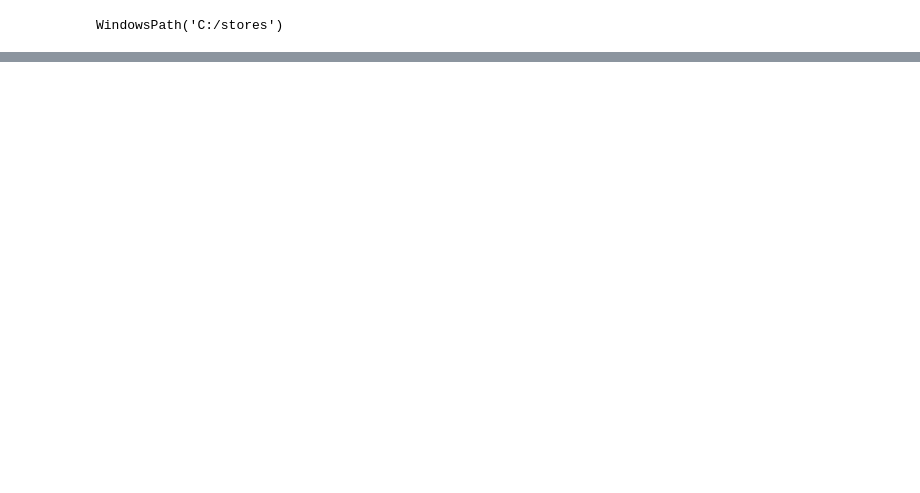
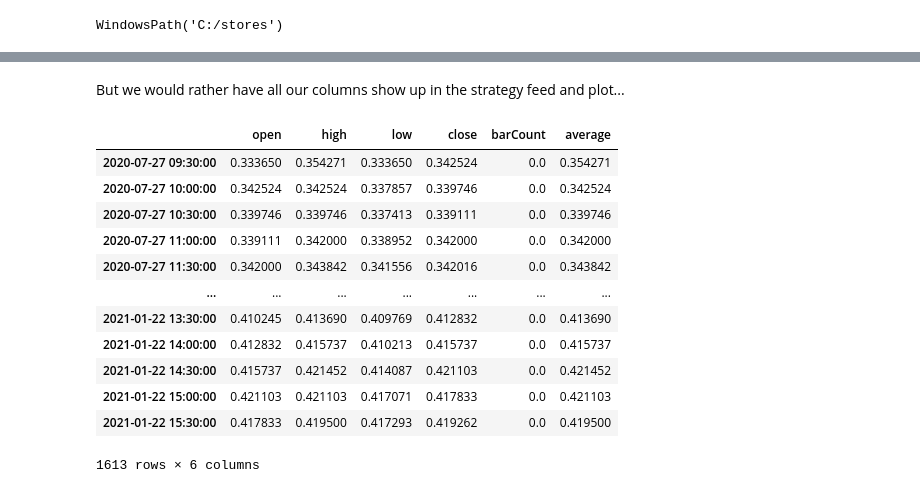
Before and after one commit to ktarrant/backtrader-ib-api, a Jupyter notebook: notebooks/Price History.ipynb, the cells around one changed output, grey strips where cells are left out. Cells and saved outputs as stored; diff of their text form; code cells hidden in the pictures; blank space fills up the shorter version.

```diff
--- a/notebooks/Price History.ipynb
+++ b/notebooks/Price History.ipynb
@@ -27,0 +52,20 @@ Dask Name: read-parquet, 1 tasks
+# %% [markdown]
+But we would rather have all our columns show up in the strategy feed and plot...
+# %%
+iv = collection_iv.item(ticker)
+iv_df = iv.to_pandas()
+iv_df
+# %% [output]
+|  | open | high | low | close | barCount | average |
+| 2020-07-27 09:30:00 | 0.333650 | 0.354271 | 0.333650 | 0.342524 | 0.0 | 0.354271 |
+| 2020-07-27 10:00:00 | 0.342524 | 0.342524 | 0.337857 | 0.339746 | 0.0 | 0.342524 |
+| 2020-07-27 10:30:00 | 0.339746 | 0.339746 | 0.337413 | 0.339111 | 0.0 | 0.339746 |
+| 2020-07-27 11:00:00 | 0.339111 | 0.342000 | 0.338952 | 0.342000 | 0.0 | 0.342000 |
+| 2020-07-27 11:30:00 | 0.342000 | 0.343842 | 0.341556 | 0.342016 | 0.0 | 0.343842 |
+| ... | ... | ... | ... | ... | ... | ... |
+| 2021-01-22 13:30:00 | 0.410245 | 0.413690 | 0.409769 | 0.412832 | 0.0 | 0.413690 |
+| 2021-01-22 14:00:00 | 0.412832 | 0.415737 | 0.410213 | 0.415737 | 0.0 | 0.415737 |
+| 2021-01-22 14:30:00 | 0.415737 | 0.421452 | 0.414087 | 0.421103 | 0.0 | 0.421452 |
+| 2021-01-22 15:00:00 | 0.421103 | 0.421103 | 0.417071 | 0.417833 | 0.0 | 0.421103 |
+| 2021-01-22 15:30:00 | 0.417833 | 0.419500 | 0.417293 | 0.419262 | 0.0 | 0.419500 |
+1613 rows × 6 columns
```
Also changed, not shown: parts of 5 cells of this notebook.
